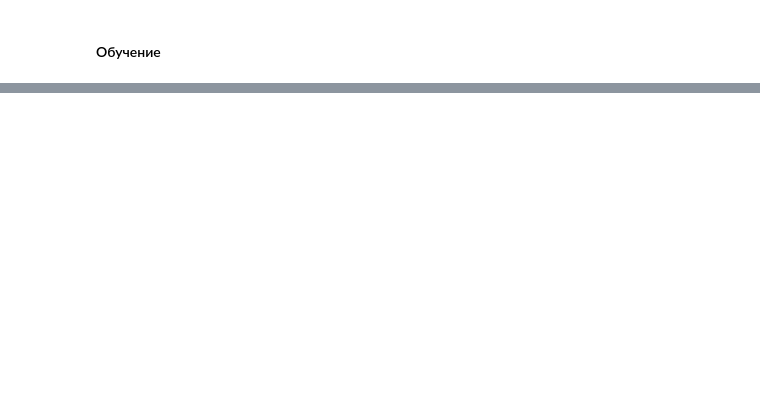
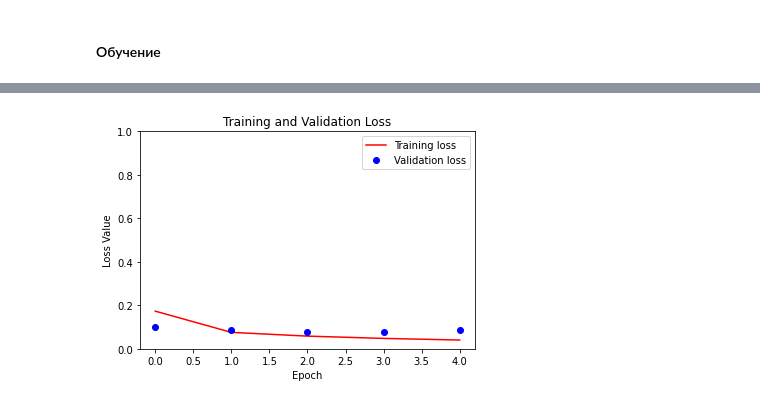
Before and after one commit to SergeyZ06/GB_Introduction_to_Neural_Nets, a Jupyter notebook: 6th_homework/6th_homework.ipynb, the cells around one changed output, grey strips where cells are left out. Saved outputs shown, nothing was run; the diff lists cells and outputs as text; code cells hidden in the pictures; blank space fills up the shorter version.

```diff
--- a/6th_homework/6th_homework.ipynb
+++ b/6th_homework/6th_homework.ipynb
@@ -246,0 +279,15 @@ Work in progress.
+# %%
+# Визуализация функции потерь на обучающей и тестовой выборках.
+epochs = range(EPOCHS)
+
+plt.figure()
+plt.plot(epochs, loss, 'r', label='Training loss')
+plt.plot(epochs, val_loss, 'bo', label='Validation loss')
+plt.title('Training and Validation Loss')
+plt.xlabel('Epoch')
+plt.ylabel('Loss Value')
+plt.ylim([0, 1])
+plt.legend()
+plt.show()
+# %% [output]
+[figure, added]
```
Also changed, not shown: parts of 14 cells of this notebook.
